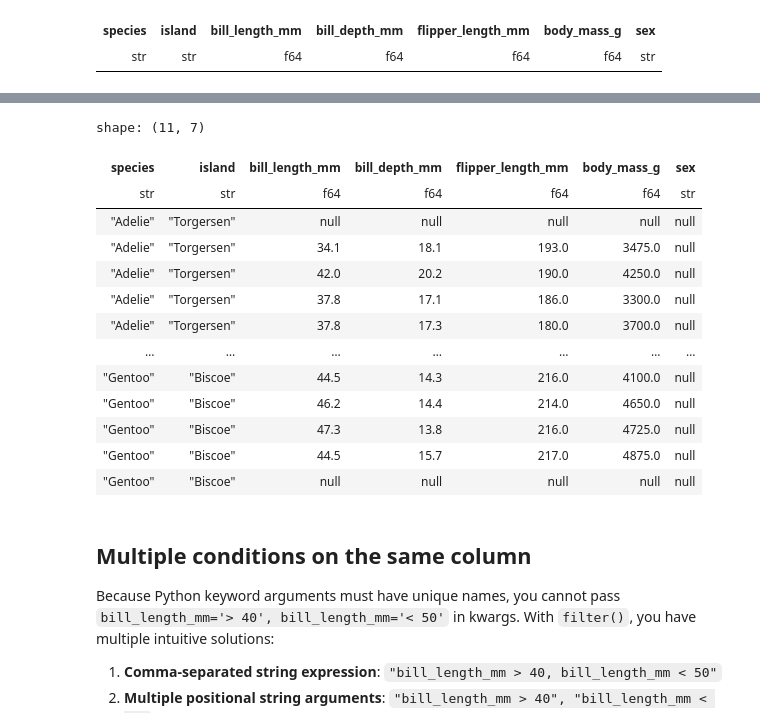
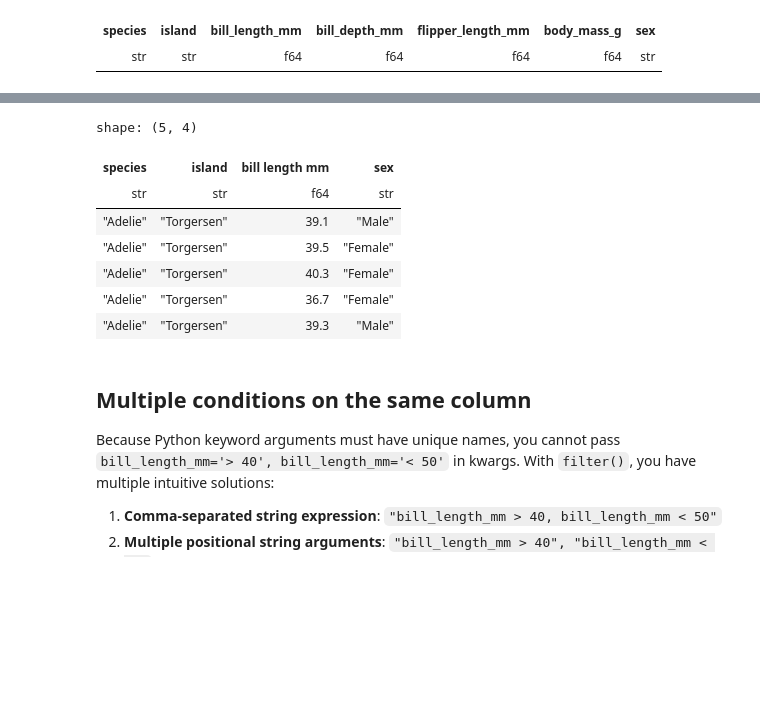
Before and after one commit to maddytae/pytae, a Jupyter notebook: docs/detailed_docs/library/filter.ipynb, the cells around one changed output, grey strips where cells are left out. Drawn from its saved outputs; the diff is of its cells as text; code cells hidden in the pictures; blank space fills up the shorter version.

Commit message:
Add notna filter examples and support for columns with spaces across library and CLI

```diff
--- a/docs/detailed_docs/library/filter.ipynb
+++ b/docs/detailed_docs/library/filter.ipynb
@@ -181,13 +181,11 @@ shape: (10, 7)
 # %%
-# DataFrame with spaces in column names
-penguins_spaces = penguins.rename(
-    columns={'bill_length_mm': 'bill length mm', 'body_mass_g': 'body mass g'}
-)
-
-# String expressions with brackets handle spaced column names cleanly:
+# Filter notna (non-missing) values on a column with spaces:
+# Supports bracket notation "[bill length mm].notna()", SQL-style "[bill length mm] is not null",
+# or dictionary syntax {"bill length mm": "notna"}
 (
     penguins_spaces
-    .filter("[bill length mm] > 45", "[body mass g] > 4000")
-    .sample(10)
+    .filter("[bill length mm].notna()")
+    .select("species", "island", "[bill length mm]", "[body mass g]")
+    .head(5)
 )
 # %% [output]
@@ -481,24 +474,21 @@ shape: (10, 7)
 # %%
-# isna/notna — rows with a missing 'sex' value (one-element tuple, no value needed)
+# isna/notna — missing and non-missing value checks
+# Standard columns via kwargs, or columns with spaces via bracket notation:
 (
-    penguins
-    .filter(sex=('isna',))
+    penguins_spaces
+    .filter("[bill length mm].notna()", sex=("notna",))
+    .select("species", "island", "[bill length mm]", "sex")
+    .head(5)
 )
 # %% [output]
-shape: (11, 7)
+shape: (5, 4)
-| species | island | bill_length_mm | bill_depth_mm | flipper_length_mm | body_mass_g | sex |
-| str | str | f64 | f64 | f64 | f64 | str |
-| "Adelie" | "Torgersen" | null | null | null | null | null |
-| "Adelie" | "Torgersen" | 34.1 | 18.1 | 193.0 | 3475.0 | null |
-| "Adelie" | "Torgersen" | 42.0 | 20.2 | 190.0 | 4250.0 | null |
-| "Adelie" | "Torgersen" | 37.8 | 17.1 | 186.0 | 3300.0 | null |
-| "Adelie" | "Torgersen" | 37.8 | 17.3 | 180.0 | 3700.0 | null |
-| … | … | … | … | … | … | … |
-| "Gentoo" | "Biscoe" | 44.5 | 14.3 | 216.0 | 4100.0 | null |
-| "Gentoo" | "Biscoe" | 46.2 | 14.4 | 214.0 | 4650.0 | null |
-| "Gentoo" | "Biscoe" | 47.3 | 13.8 | 216.0 | 4725.0 | null |
-| "Gentoo" | "Biscoe" | 44.5 | 15.7 | 217.0 | 4875.0 | null |
-| "Gentoo" | "Biscoe" | null | null | null | null | null |
+| species | island | bill length mm | sex |
+| str | str | f64 | str |
+| "Adelie" | "Torgersen" | 39.1 | "Male" |
+| "Adelie" | "Torgersen" | 39.5 | "Female" |
+| "Adelie" | "Torgersen" | 40.3 | "Female" |
+| "Adelie" | "Torgersen" | 36.7 | "Female" |
+| "Adelie" | "Torgersen" | 39.3 | "Male" |
 # %% [markdown]
 ## Multiple conditions on the same column
 
```
Also changed, not shown: parts of 22 cells of this notebook, 19 other files.
